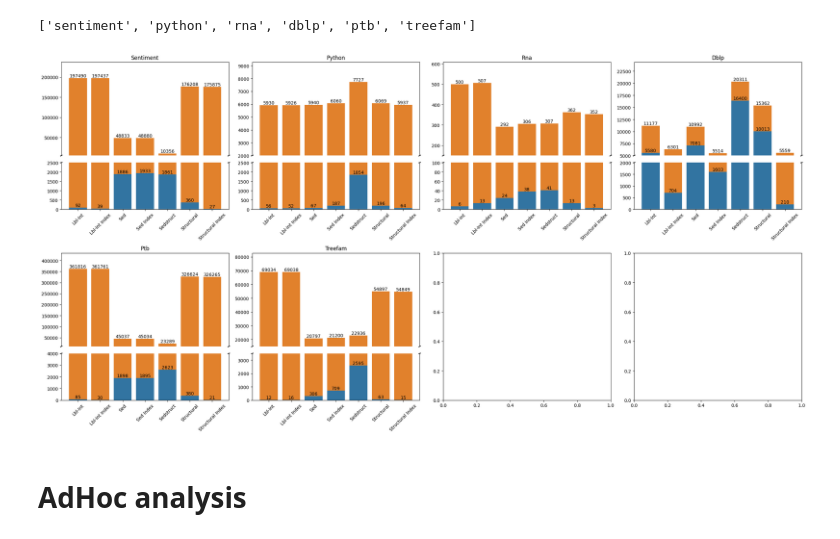
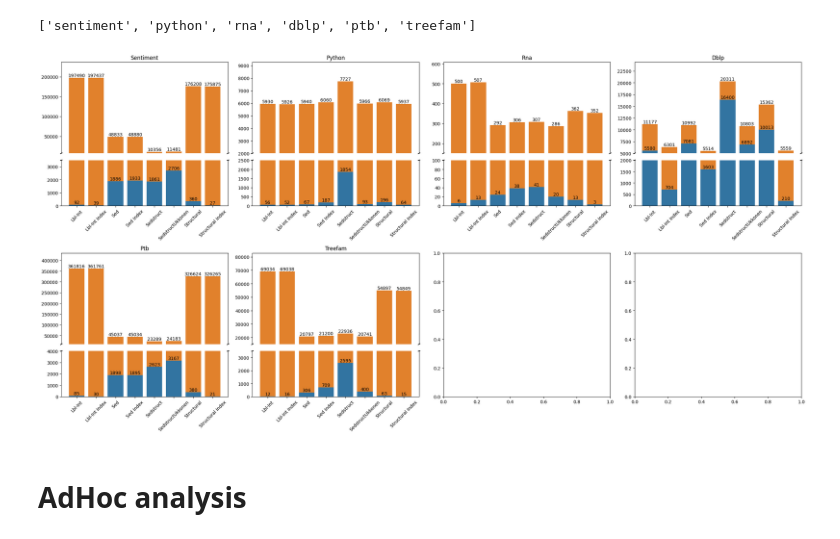
Before and after one commit to LukMRVC/tree-statistics, a Jupyter notebook: TED-viz.ipynb, the cells around one changed output. Cells and saved outputs as stored; diff of their text form; code cells hidden in the pictures.

```diff
--- a/TED-viz.ipynb
+++ b/TED-viz.ipynb
@@ -1841,12 +1841,12 @@ def get_precision_and_verification_for_ds(basepath: str, cdf: pd.DataFrame, tree
         total_trees_in_ds = trees_in_ds[ds]
         temp_df = pd.DataFrame.from_dict({ 'Dataset': [ds] })
         times_ = []
-        methods = ['Lbl-Int Index', 'Lbl-Int', 'Sed Index', 'Sed', 'Structural Index', 'Structural', 'Sedstruct']
+        methods = ['Lbl-Int Index', 'Lbl-Int', 'Sed Index', 'Sed', 'Structural Index', 'Structural', 'Sedstruct', 'SedstructUkonnen']
         df_all = pd.read_csv(join(basepath, ds, 'verified-all.txt'))
-        for mtd in ('Lblint', 'Sed', 'Structural', 'Sedstruct'):
+        for mtd in ('Lblint', 'Sed', 'Structural', 'Sedstruct', 'SedstructUkonnen'):
             candidates_df = pd.read_csv(join(basepath, ds, f'{mtd}_candidates.csv'), header=None, names=['query_id', 'candidate_id'])
             method_verified_candidates_df = df_all.merge(candidates_df, on=['query_id', 'candidate_id'], how='inner')
-            candidate_count = cdf.loc[ds.lower(), mtd]
+            candidate_count = cdf.loc[ds.lower(), mtd if mtd != 'SedstructUkonnen' else 'SedstructUkkonen']
             times = method_verified_candidates_df['verification_time_micro']
             correct_results = method_verified_candidates_df[method_verified_candidates_df['passed'] == 1]
             precision =  (len(correct_results) / candidate_count)
@@ -1854,7 +1854,7 @@ def get_precision_and_verification_for_ds(basepath: str, cdf: pd.DataFrame, tree
             temp_df
             # convert from microseconds to milliseconds
             total_verification_time_ms = times.sum() / 1_000
-            if mtd == 'Sedstruct':
+            if mtd == 'Sedstruct' or mtd == 'SedstructUkonnen':
                 times_.extend([total_verification_time_ms])
             else:
                 # twice for index version
@@ -1867,7 +1867,7 @@ def get_precision_and_verification_for_ds(basepath: str, cdf: pd.DataFrame, tree
         selectivites = pd.concat([selectivites, g])
         pdf = pd.concat([pdf, temp_df])
         # times 6 because we have 3 methods and 2 versions - indexed and not indexed
-        vdf = pd.concat([vdf, pd.DataFrame.from_dict({'Dataset': [ds] * 7, 'process_part': ['verification'] * 7, 'Method': methods, 'Time': times_, }) ])
+        vdf = pd.concat([vdf, pd.DataFrame.from_dict({'Dataset': [ds] * 8, 'process_part': ['verification'] * 8, 'Method': methods, 'Time': times_, }) ])
 
     selectivites.set_index("Dataset")
     pdf = pdf.set_index("Dataset")
@@ -1893,8 +1893,11 @@ def get_plot_data_ds(basepath: str, tree_count_in_ds: dict) -> PlotData:
     df, cdf, statistics = get_searching_part(basepath)
     pdf, vdf, sdf = get_precision_and_verification_for_ds(basepath, cdf, tree_count_in_ds)
 
+    # replace all values "SedstructUkonnen" with "SedstructUkkonen" in vdf column "Method"
+    vdf['Method'] = vdf['Method'].replace('SedstructUkonnen', 'SedstructUkkonen')
+
     df['Dataset'] = df.index.get_level_values('Dataset')
-    ldf = df.melt(id_vars=["Dataset", "process_part"], var_name="Method", value_name="Time", value_vars=['Lbl-Int Index', 'Lbl-Int', 'Sed Index', 'Sed', 'Structural Index', 'Structural', 'Sedstruct'])
+    ldf = df.melt(id_vars=["Dataset", "process_part"], var_name="Method", value_name="Time", value_vars=['Lbl-Int Index', 'Lbl-Int', 'Sed Index', 'Sed', 'Structural Index', 'Structural', 'Sedstruct', 'SedstructUkkonen'])
     complete = pd.concat([ldf, vdf])
     plot_data = complete.pivot_table(
         index=['Dataset', 'Method'],
@@ -1982,11 +1985,13 @@ def plot_broken_stacked_bars(data, order, break_bottom=15, break_top=450, height
 # %%
 def load_collection_stats(dataset: str, lb_method: str) -> pd.DataFrame:
     ds_path = join('./resources/workloads', 'divided', dataset.lower())
-    path = join(ds_path, f'{lb_method.capitalize()}-stats', 'collection.csv')
+    lb_name = lb_method.capitalize() if lb_method != 'SedstructUkkonen' else 'SedstructUkonnen'
+
+    path = join(ds_path, f'{lb_name}-stats', 'collection.csv')
     df = pd.read_csv(path)
 
     df.insert(0, 'Dataset', [dataset.capitalize()], True)
-    df.insert(1, 'Type', [lb_method.capitalize() + ' candidates'], True)
+    df.insert(1, 'Type', [lb_name + ' candidates'], True)
     df.insert(8, 'Tree/Label ratio', df['tree_count'] / df['distinct_labels'])
     df.insert(8, 'Tree size/Label ratio', (df['avg_tree'] / df['distinct_labels']) * 100)
     return df
@@ -2058,7 +2063,8 @@ def load_hist_stats(datasets, stats_type: str, stats_kind: str):
 
 tree_sizes_stats = pd.DataFrame()
 for lb in lower_bounds:
-    tree_sizes_stats = pd.concat([tree_sizes_stats, load_hist_stats(datasets, 'tree_sizes', f'{lb.capitalize()}-stats')])
+    lb_name = lb.capitalize() if lb != 'SedstructUkkonen' else 'SedstructUkonnen'
+    tree_sizes_stats = pd.concat([tree_sizes_stats, load_hist_stats(datasets, 'tree_sizes', f'{lb_name}-stats')])
 
 tree_sizes_stats = pd.concat([tree_sizes_stats, load_hist_stats(datasets, 'tree_sizes', f'queries-stats')])
 # %%
@@ -2129,38 +2183,38 @@ datasets
 # %%
 breaks = dict(
     # bolzano=dict(small=20, medium=100, large=20),
-    sentiment=(2_500, 5_000),
+    sentiment=(3_500, 7_000),
     swissprot=(10_000, 15_000),
     python=(2_500, 2_000),
     dblp=(2_000, 5_000),
     ptb=(4_000, 10_000),
     treefam=(3_500, 15_000),
     rna=100,
 )
-order = ['Lbl-Int', 'Lbl-Int Index', 'Sed', 'Sed Index', 'Sedstruct', 'Structural', 'Structural Index',]
+order = ['Lbl-Int', 'Lbl-Int Index', 'Sed', 'Sed Index', 'Sedstruct', 'SedstructUkkonen', 'Structural', 'Structural Index',]
 fig, axes = plt.subplots(2, 4, figsize=(24, 12))
 axes = np.array([axes]) if not isinstance(axes, np.ndarray) else axes
 for ds, ax in zip(datasets, axes.ravel()):
     break_top = 0
     break_bottom = 0
     if isinstance(breaks[ds], tuple):
         break_bottom, break_top = breaks[ds]
     else:
         break_bottom = breaks[ds]
         break_top = breaks[ds] + (breaks[ds] // 2)
 
     bp = plot_broken_stacked_bars(
         data.plotdata[(data.plotdata['Dataset'] == ds)],
         order,
         ax=ax,
         break_bottom = break_bottom,
         break_top = break_top,
         annotate=ds != 'swissprot'
     )
     ax.set_title(f'{ds.capitalize()}')
 plt.tight_layout()
 # %% [output]
-[figure, old version]
+[figure, new version]
 # %% [markdown]
 # AdHoc analysis
 # %%
```
Also changed, not shown: parts of 6 cells of this notebook.
